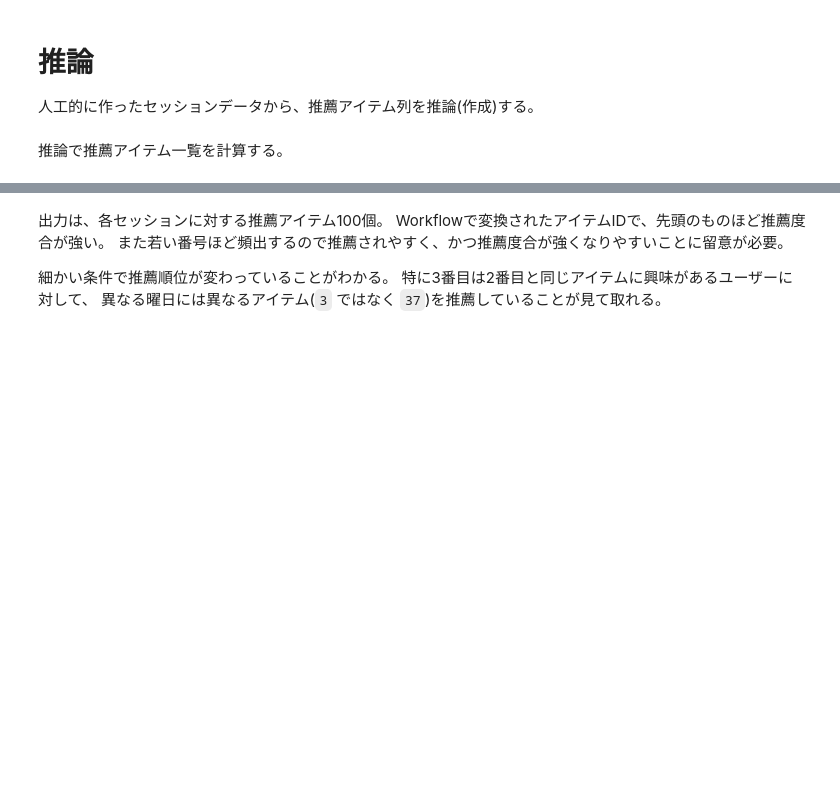
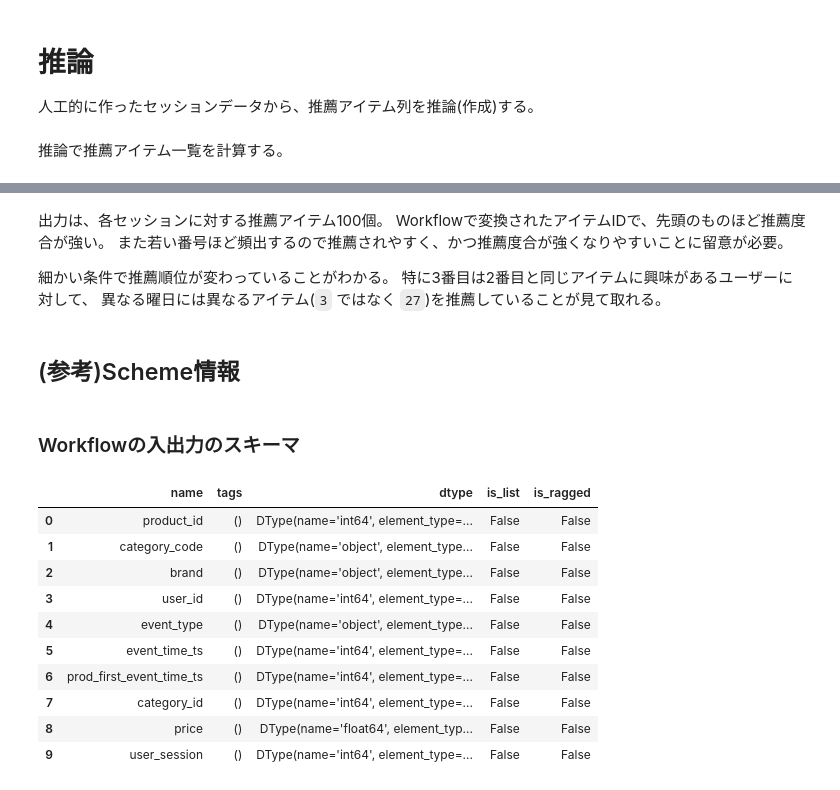
Before and after one commit to koron/techdocs, a Jupyter notebook: NVIDIA-Merlin/Transformers4Rec/notebook/trial.ipynb, the cells around one changed output, grey strips where cells are left out. Drawn from its saved outputs; the diff is of its cells as text; code cells hidden in the pictures; blank space fills up the shorter version.

```diff
--- a/NVIDIA-Merlin/Transformers4Rec/notebook/trial.ipynb
+++ b/NVIDIA-Merlin/Transformers4Rec/notebook/trial.ipynb
@@ -662,4 +659,22 @@ Workflowで変換されたアイテムIDで、先頭のものほど推薦度合
 
 細かい条件で推薦順位が変わっていることがわかる。
 特に3番目は2番目と同じアイテムに興味があるユーザーに対して、
-異なる曜日には異なるアイテム(`3` ではなく `37`)を推薦していることが見て取れる。
+異なる曜日には異なるアイテム(`3` ではなく `27`)を推薦していることが見て取れる。
+# %% [markdown]
+## (参考)Scheme情報
+# %% [markdown]
+### Workflowの入出力のスキーマ
+# %%
+workflow.input_schema
+# %% [output]
+|  | name | tags | dtype | is_list | is_ragged |
+| 0 | product_id | () | DType(name='int64', element_type=... | False | False |
+| 1 | category_code | () | DType(name='object', element_type... | False | False |
+| 2 | brand | () | DType(name='object', element_type... | False | False |
+| 3 | user_id | () | DType(name='int64', element_type=... | False | False |
+| 4 | event_type | () | DType(name='object', element_type... | False | False |
+| 5 | event_time_ts | () | DType(name='int64', element_type=... | False | False |
+| 6 | prod_first_event_time_ts | () | DType(name='int64', element_type=... | False | False |
+| 7 | category_id | () | DType(name='int64', element_type=... | False | False |
+| 8 | price | () | DType(name='float64', element_typ... | False | False |
+| 9 | user_session | () | DType(name='int64', element_type=... | False | False |
```
Also changed, not shown: parts of 11 cells of this notebook.
